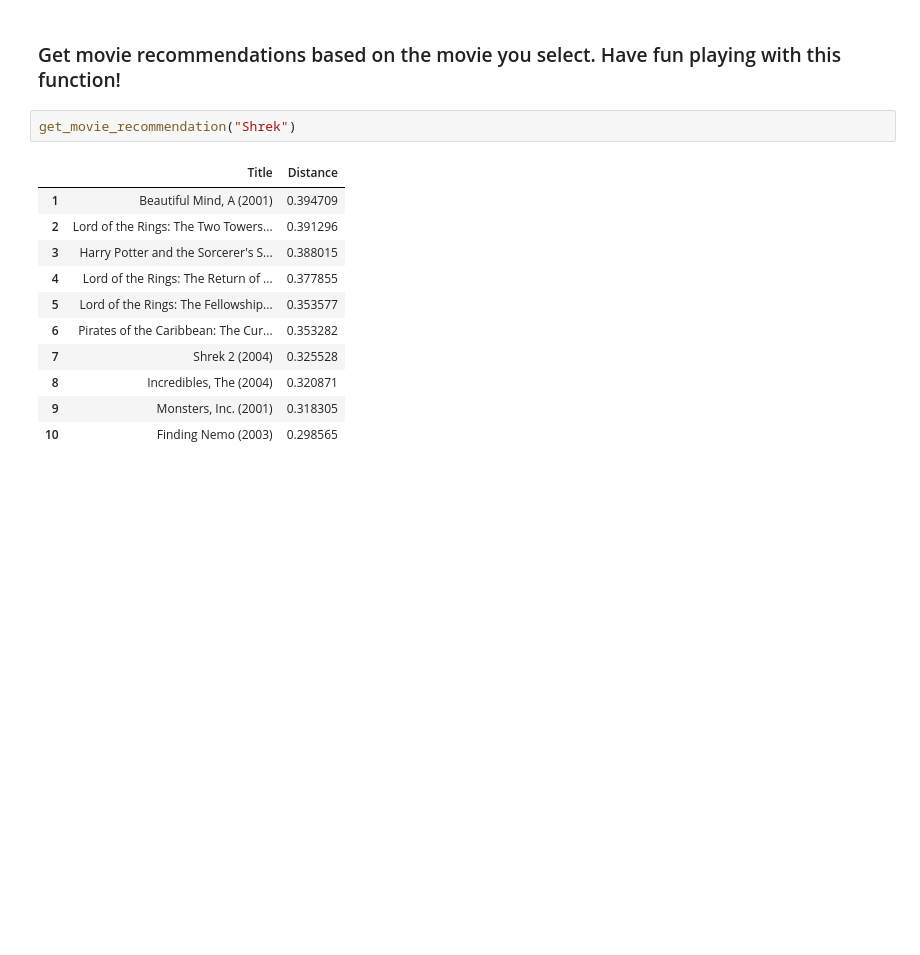
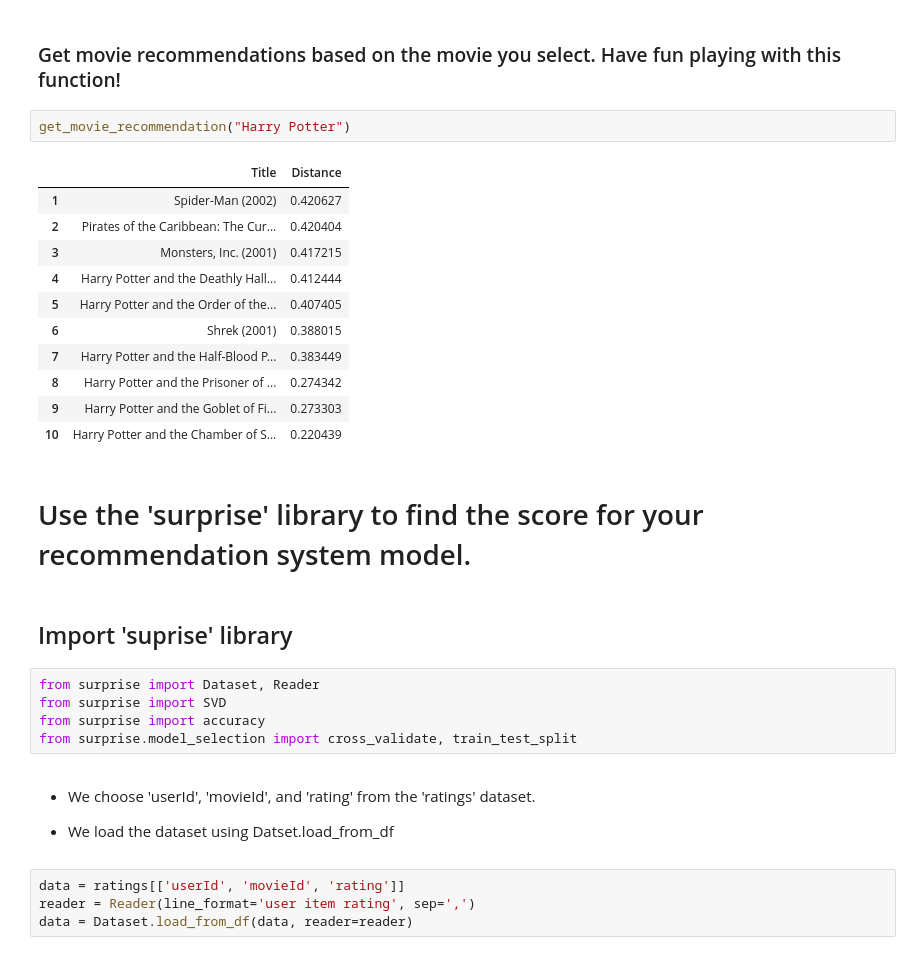
Before and after one commit to asval211/movie_recommendations, a Jupyter notebook: notebooks/alex/movie_recommendation_system.ipynb, the cells around one changed output. Drawn from its saved outputs; the diff is of its cells as text; blank space fills up the shorter version.

Commit message:
Monday Model Updates

```diff
--- a/notebooks/alex/movie_recommendation_system.ipynb
+++ b/notebooks/alex/movie_recommendation_system.ipynb
@@ -238,17 +238,34 @@ def get_movie_recommendation(movie_name):
         return "No movies found. Please check your input"
 # %% [markdown]
 ### Get movie recommendations based on the movie you select. Have fun playing with this function!
-# %%
-get_movie_recommendation("Shrek")
-# %% [output]
-|  | Title | Distance |
-| 1 | Beautiful Mind, A (2001) | 0.394709 |
-| 2 | Lord of the Rings: The Two Towers... | 0.391296 |
-| 3 | Harry Potter and the Sorcerer's S... | 0.388015 |
-| 4 | Lord of the Rings: The Return of ... | 0.377855 |
-| 5 | Lord of the Rings: The Fellowship... | 0.353577 |
-| 6 | Pirates of the Caribbean: The Cur... | 0.353282 |
-| 7 | Shrek 2 (2004) | 0.325528 |
-| 8 | Incredibles, The (2004) | 0.320871 |
-| 9 | Monsters, Inc. (2001) | 0.318305 |
-| 10 | Finding Nemo (2003) | 0.298565 |
+# %%
+get_movie_recommendation("Harry Potter")
+# %% [output]
+|  | Title | Distance |
+| 1 | Spider-Man (2002) | 0.420627 |
+| 2 | Pirates of the Caribbean: The Cur... | 0.420404 |
+| 3 | Monsters, Inc. (2001) | 0.417215 |
+| 4 | Harry Potter and the Deathly Hall... | 0.412444 |
+| 5 | Harry Potter and the Order of the... | 0.407405 |
+| 6 | Shrek (2001) | 0.388015 |
+| 7 | Harry Potter and the Half-Blood P... | 0.383449 |
+| 8 | Harry Potter and the Prisoner of ... | 0.274342 |
+| 9 | Harry Potter and the Goblet of Fi... | 0.273303 |
+| 10 | Harry Potter and the Chamber of S... | 0.220439 |
+# %% [markdown]
+# Use the 'surprise' library to find the score for your recommendation system model.
+# %% [markdown]
+## Import 'suprise' library
+# %%
+from surprise import Dataset, Reader
+from surprise import SVD
+from surprise import accuracy
+from surprise.model_selection import cross_validate, train_test_split
+# %% [markdown]
+- We choose 'userId', 'movieId', and 'rating' from the 'ratings' dataset.
+
+- We load the dataset using Datset.load_from_df
+# %%
+data = ratings[['userId', 'movieId', 'rating']]
+reader = Reader(line_format='user item rating', sep=',')
+data = Dataset.load_from_df(data, reader=reader)
```
Also changed, not shown: parts of 14 cells of this notebook.
